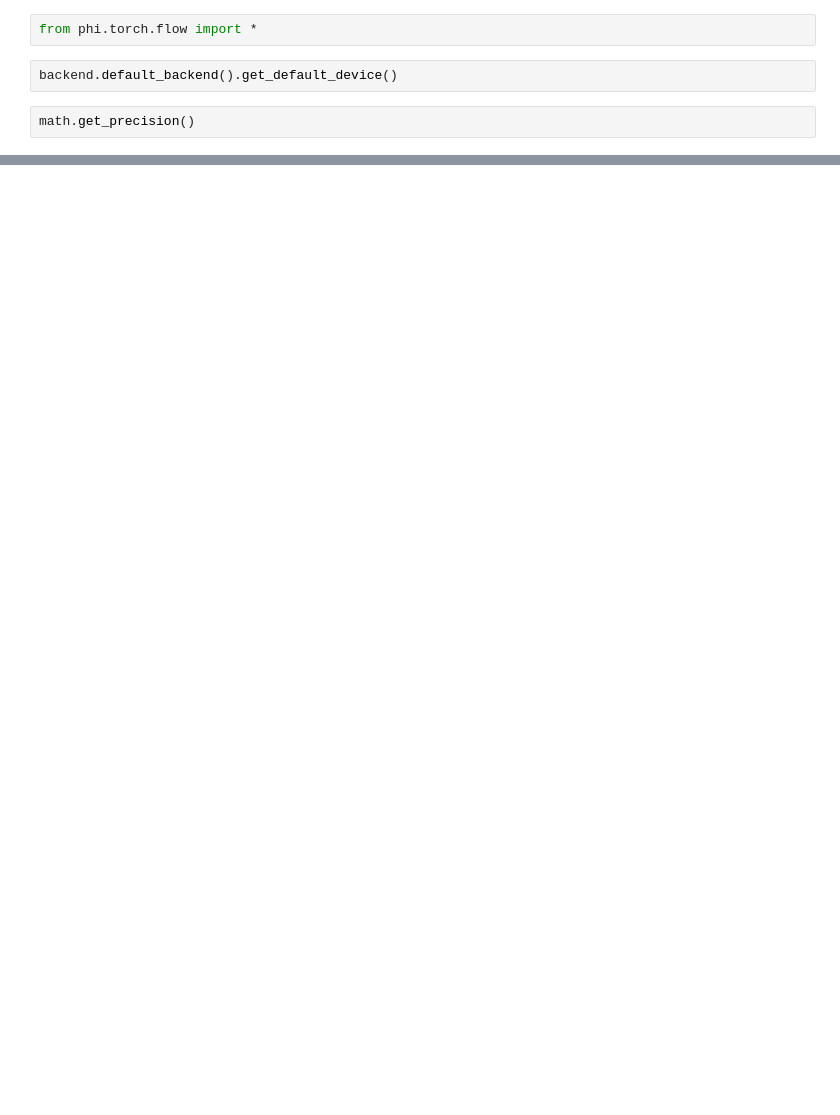
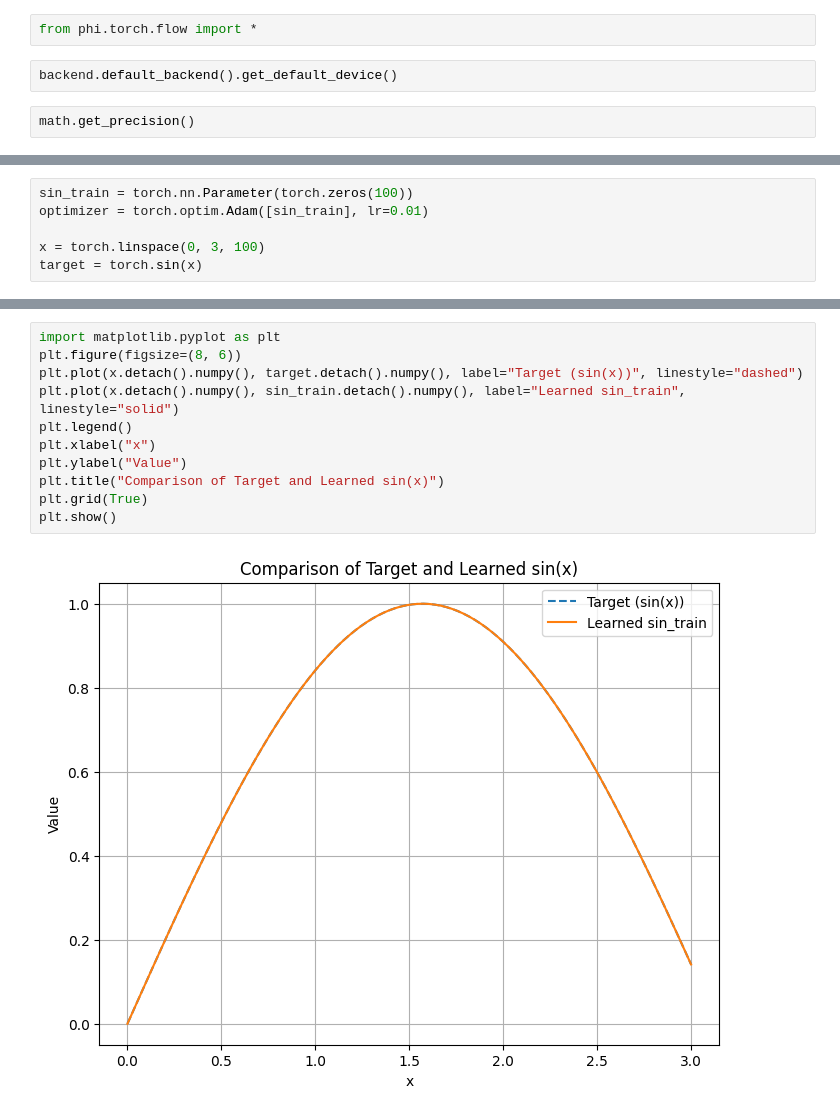
Before and after one commit to Xayah-Hina/Instant-PINF, a Jupyter notebook: phiflow/t1.ipynb, the cells around one changed output, grey strips where cells are left out. Drawn from its saved outputs; the diff is of its cells as text; blank space fills up the shorter version.

```diff
--- a/phiflow/t1.ipynb
+++ b/phiflow/t1.ipynb
@@ -43,0 +53,6 @@ step(VELOCITY, DENSITY, None, 0.2, 0.2, INFLOW)
+# %%
+sin_train = torch.nn.Parameter(torch.zeros(100))
+optimizer = torch.optim.Adam([sin_train], lr=0.01)
+
+x = torch.linspace(0, 3, 100)
+target = torch.sin(x)
@@ -43,0 +92,13 @@ step(VELOCITY, DENSITY, None, 0.2, 0.2, INFLOW)
+# %%
+import matplotlib.pyplot as plt
+plt.figure(figsize=(8, 6))
+plt.plot(x.detach().numpy(), target.detach().numpy(), label="Target (sin(x))", linestyle="dashed")
+plt.plot(x.detach().numpy(), sin_train.detach().numpy(), label="Learned sin_train", linestyle="solid")
+plt.legend()
+plt.xlabel("x")
+plt.ylabel("Value")
+plt.title("Comparison of Target and Learned sin(x)")
+plt.grid(True)
+plt.show()
+# %% [output]
+[figure, added]
```
Also changed, not shown: parts of 4 cells of this notebook, 2 other files.
